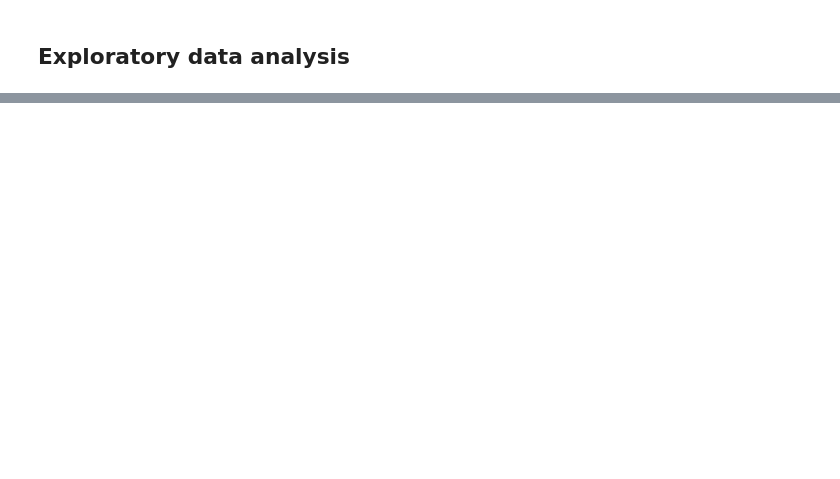
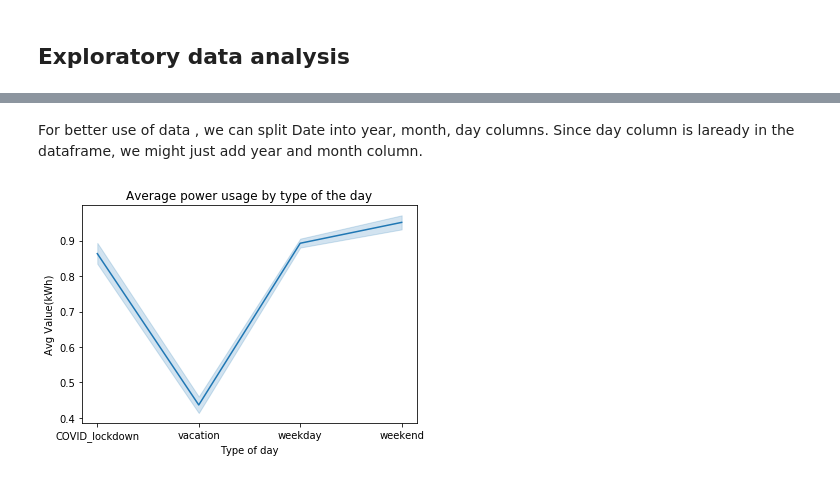
Before and after one commit to cybertraining-dsc/cybertraining-dsc.github.io-v1, a Jupyter notebook: docs/report/fa20-523-314/project/data_script/residential_power_consumption_prediction.ipynb, the cells around one changed output, grey strips where cells are left out. Drawn from its saved outputs; the diff is of its cells as text; code cells hidden in the pictures; blank space fills up the shorter version.

```diff
--- a/docs/report/fa20-523-314/project/data_script/residential_power_consumption_prediction.ipynb
+++ b/docs/report/fa20-523-314/project/data_script/residential_power_consumption_prediction.ipynb
@@ -57,6 +61,8 @@ power_usage.head(25)
 | 22 | 2016-06-01 22:00 | 2.994 | 2 | weekday |
 | 23 | 2016-06-01 23:00 | 1.794 | 2 | weekday |
 | 24 | 2016-06-02 00:00 | 1.281 | 5 | weekend |
+# %%
+power_usage.rename(columns={'Value (kWh)' : 'Value'}, inplace=True)
 # %%
 weather.head()
 # %% [output]
@@ -144,0 +155,14 @@ array(['weekday', 'weekend', 'vacation', 'COVID_lockdown'], dtype=object)
+# %%
+for idx, date in power_usage.iterrows():
+    power_usage.loc[idx, 'Date'] = power_usage.StartDate[idx].strftime('%Y-%m-%d')
+    power_usage.loc[idx, 'Hour'] = power_usage.StartDate[idx].strftime('%H:%M')
+
+power_usage.drop(['StartDate'], inplace=True, axis = 1)
+
+
+weather_date = []
+for idx, date in weather.iterrows():
+    weather_date.append(weather.Date[idx].strftime('%Y-%m-%d'))
+weather.Date = weather_date
+# %%
+df_main  = power_usage.merge(weather,  on = ['Date', 'day_of_week'])
@@ -146,0 +201,14 @@ array(['weekday', 'weekend', 'vacation', 'COVID_lockdown'], dtype=object)
+# %% [markdown]
+For better use of data , we can split Date into year, month, day columns. Since day column is laready in the dataframe, we might just add year and month column.
+# %%
+df_main['year'] = df_main.Date.str.split('-', expand=True)[0]
+df_main['month'] = df_main.Date.str.split('-', expand=True)[1]
+df_main.drop(columns = ['Date'], inplace = True)
+# %%
+tod = sns.lineplot('notes', 'Value', data=df_main)
+plt.xlabel('Type of day')
+plt.ylabel('Avg Value(kWh)')
+plt.title('Average power usage by type of the day')
+#tod.get_figure().savefig("tod.png")
+# %% [output]
+[figure, added]
```
Also changed, not shown: parts of 25 cells of this notebook, 6 other files.
